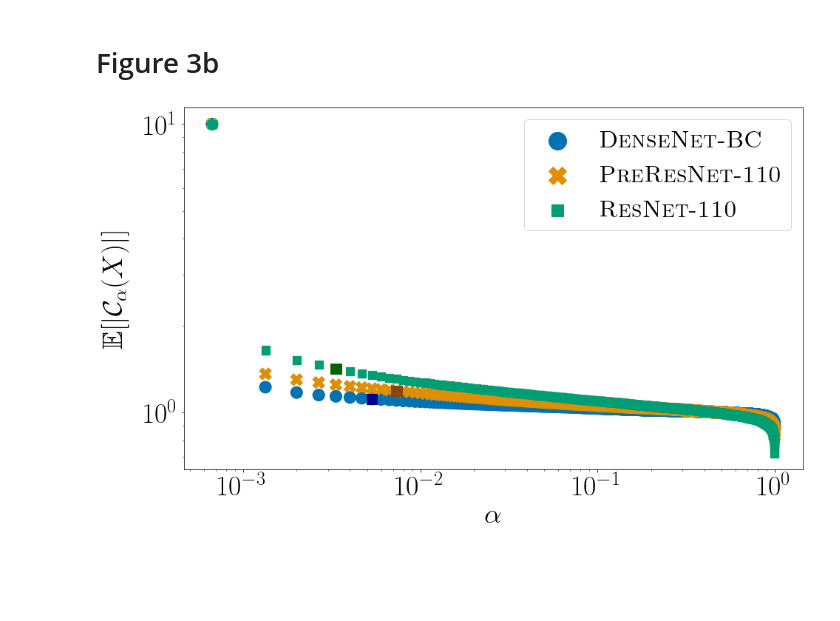
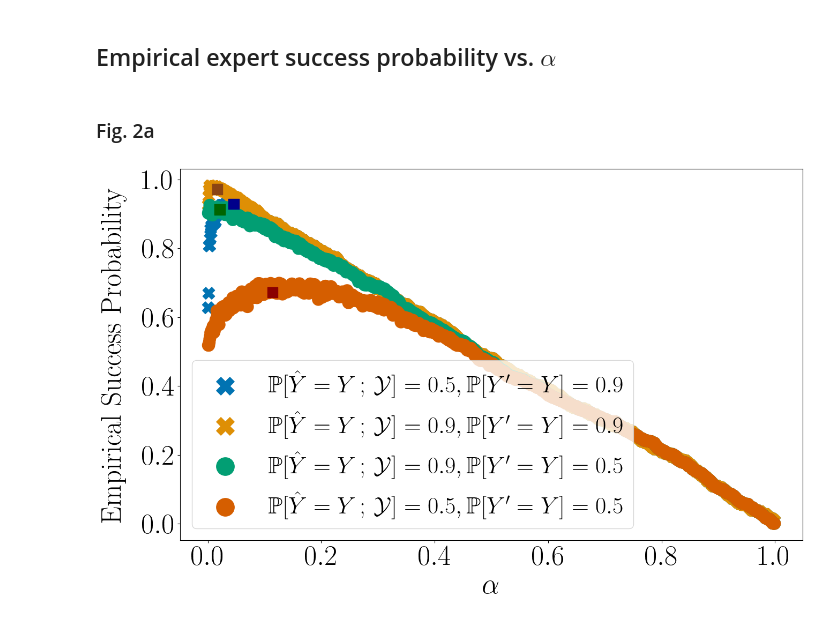
Before and after one commit to Networks-Learning/improve-expert-predictions-conformal-prediction, a Jupyter notebook: plots.ipynb, the cells around one changed output. Saved outputs shown, nothing was run; the diff lists cells and outputs as text; code cells hidden in the pictures; blank space fills up the shorter version.

Commit message:
Major update: bug fixes, refactor, additional experiments on coverage, robustness, topk predictors, set size distribution, expert model with more expressive context

```diff
--- a/plots.ipynb
+++ b/plots.ipynb
@@ -23,6 +1,9 @@ plot_alpha_real()
-# %% [markdown]
-# Figure 3b
-# %%
-plot_size_alpha_real()
-# %% [output]
-[figure, removed]
+# %% [markdown]
+## Empirical expert success probability vs. $\alpha$
+# %% [markdown]
+### Fig. 2a
+# %%
+from plot.plot import alpha_vs_success_synthetic_four_confs
+alpha_vs_success_synthetic_four_confs(acc1=0.5, acc2=0.9)
+# %% [output]
+[figure, added]
```
Also changed, not shown: parts of 37 cells of this notebook, 37 other files.
